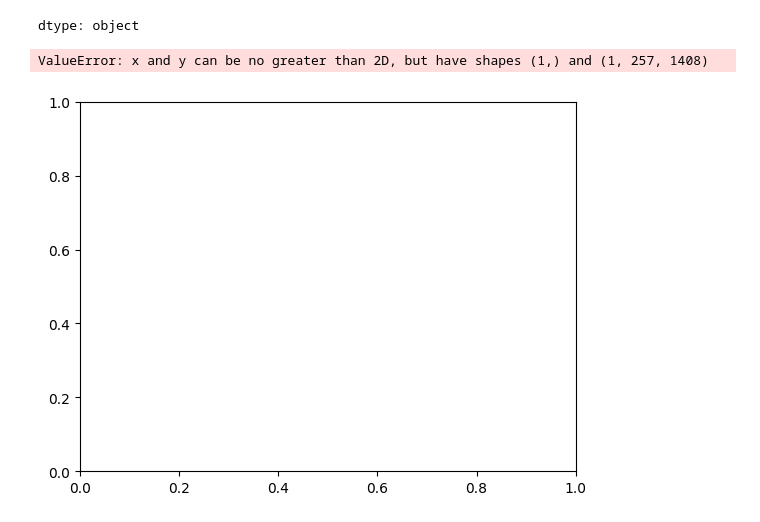
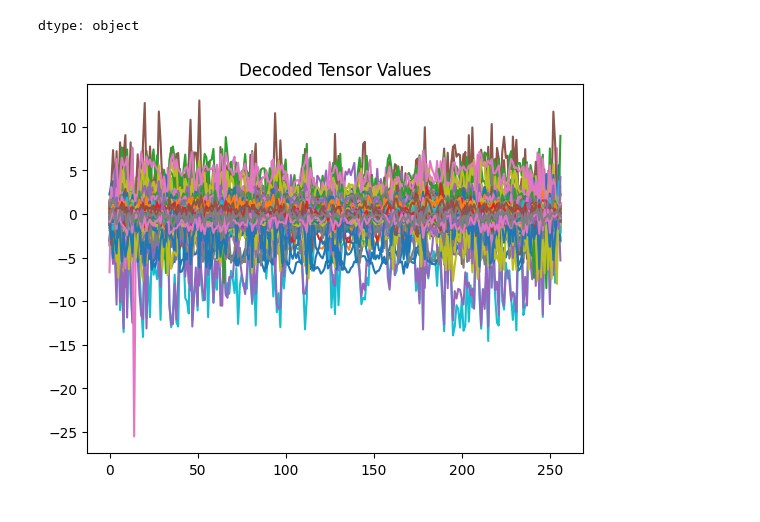
Before and after one commit to Shinichi0713/LLM-fundamental-study, a Jupyter notebook: inner-feature/VLM_LENS_v1.ipynb, the cells around one changed output. Cells and saved outputs as stored; diff of their text form; code cells hidden in the pictures.

```diff
--- a/inner-feature/VLM_LENS_v1.ipynb
+++ b/inner-feature/VLM_LENS_v1.ipynb
@@ -275,19 +275,3 @@ df["tensor"]
 | 4 | b'PK\x03\x04\x00\x00\x08\x08\x00\... |
 | 5 | b'PK\x03\x04\x00\x00\x08\x08\x00\... |
 dtype: object
-# %%
-import io, zipfile, numpy as np
-
-def decode_tensor_from_bytes(b):
-    try:
-        with zipfile.ZipFile(io.BytesIO(b)) as zf:
-            print("ZIP contents:", zf.namelist())  # ← 一度中身を確認
-            for name in zf.namelist():
-                if name.endswith(".npy"):
-                    with zf.open(name) as f:
-                        return np.load(f)
-    except Exception as e:
-        print("decode error:", e)
-        return None
-
-df["decoded_tensor"] = df["tensor"].apply(decode_tensor_from_bytes)
@@ -301,15 +277,0 @@ ZIP contents: ['archive/data.pkl', 'archive/.format_version', 'archive/.storage_
-# %%
-import io, zipfile, torch
-
-def decode_tensor_from_bytes(b):
-    try:
-        with zipfile.ZipFile(io.BytesIO(b)) as zf:
-            # ファイルハンドルを PyTorch の load にそのまま渡す
-            with zf.open("archive/data.pkl") as f:
-                tensor = torch.load(f, map_location="cpu", weights_only=False)
-        return tensor
-    except Exception as e:
-        print("decode error:", e)
-        return None
-
-df["decoded_tensor"] = df["tensor"].apply(decode_tensor_from_bytes)
@@ -347,11 +306,10 @@ dtype: object
 # %%
 import matplotlib.pyplot as plt
 
-tensor = df["decoded_tensor"].iloc[0]
+tensor = df["decoded_tensor"].iloc[0][0]
 if tensor is not None:
     plt.plot(tensor.numpy())
     plt.title("Decoded Tensor Values")
     plt.show()
 # %% [output]
-ValueError: x and y can be no greater than 2D, but have shapes (1,) and (1, 257, 1408)
-[figure, old version]
+[figure, new version]
```
Also changed, not shown: parts of 7 cells of this notebook, 4 other files.
